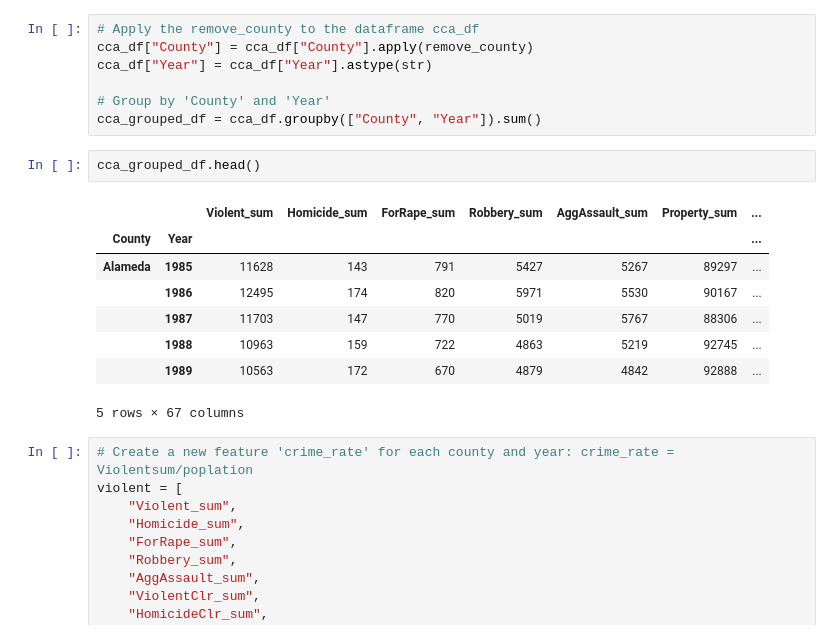
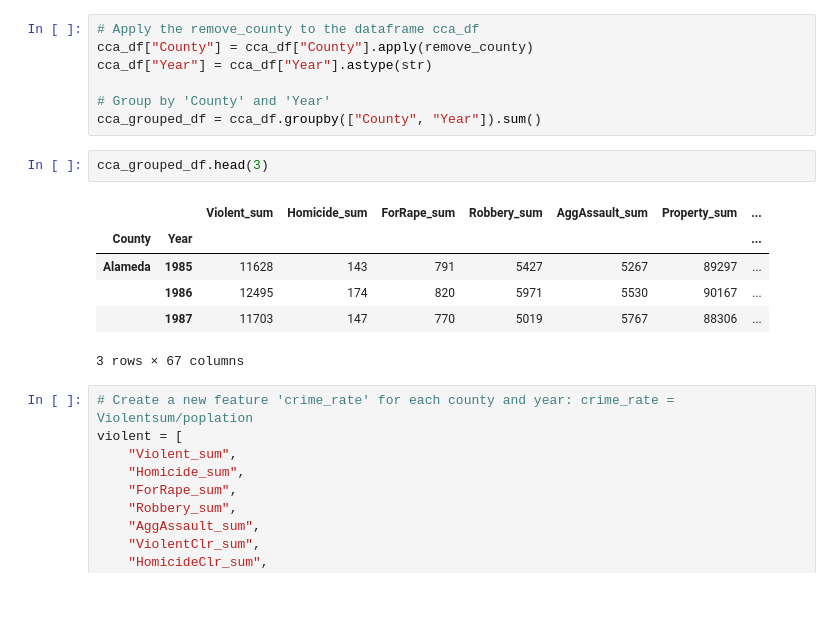
Before and after one commit to git-loa/CrimePatternsProject, a Jupyter notebook: data-exploration/data_engineering.ipynb, the cells around one changed output. Drawn from its saved outputs; the diff is of its cells as text; blank space fills up the shorter version.

```diff
--- a/data-exploration/data_engineering.ipynb
+++ b/data-exploration/data_engineering.ipynb
@@ -92,16 +92,14 @@ cca_df["Year"] = cca_df["Year"].astype(str)
 # Group by 'County' and 'Year'
 cca_grouped_df = cca_df.groupby(["County", "Year"]).sum()
 # %%
-cca_grouped_df.head()
+cca_grouped_df.head(3)
 # %% [output]
 |  |  | Violent_sum | Homicide_sum | ForRape_sum | Robbery_sum | AggAssault_sum | Property_sum | ... |
 | County | Year |  |  |  |  |  |  | ... |
 | Alameda | 1985 | 11628 | 143 | 791 | 5427 | 5267 | 89297 | ... |
 |  | 1986 | 12495 | 174 | 820 | 5971 | 5530 | 90167 | ... |
 |  | 1987 | 11703 | 147 | 770 | 5019 | 5767 | 88306 | ... |
-|  | 1988 | 10963 | 159 | 722 | 4863 | 5219 | 92745 | ... |
-|  | 1989 | 10563 | 172 | 670 | 4879 | 4842 | 92888 | ... |
-5 rows × 67 columns
+3 rows × 67 columns
 # %%
 # Create a new feature 'crime_rate' for each county and year: crime_rate = Violentsum/poplation
 violent = [
```
Also changed, not shown: parts of 34 cells of this notebook.
